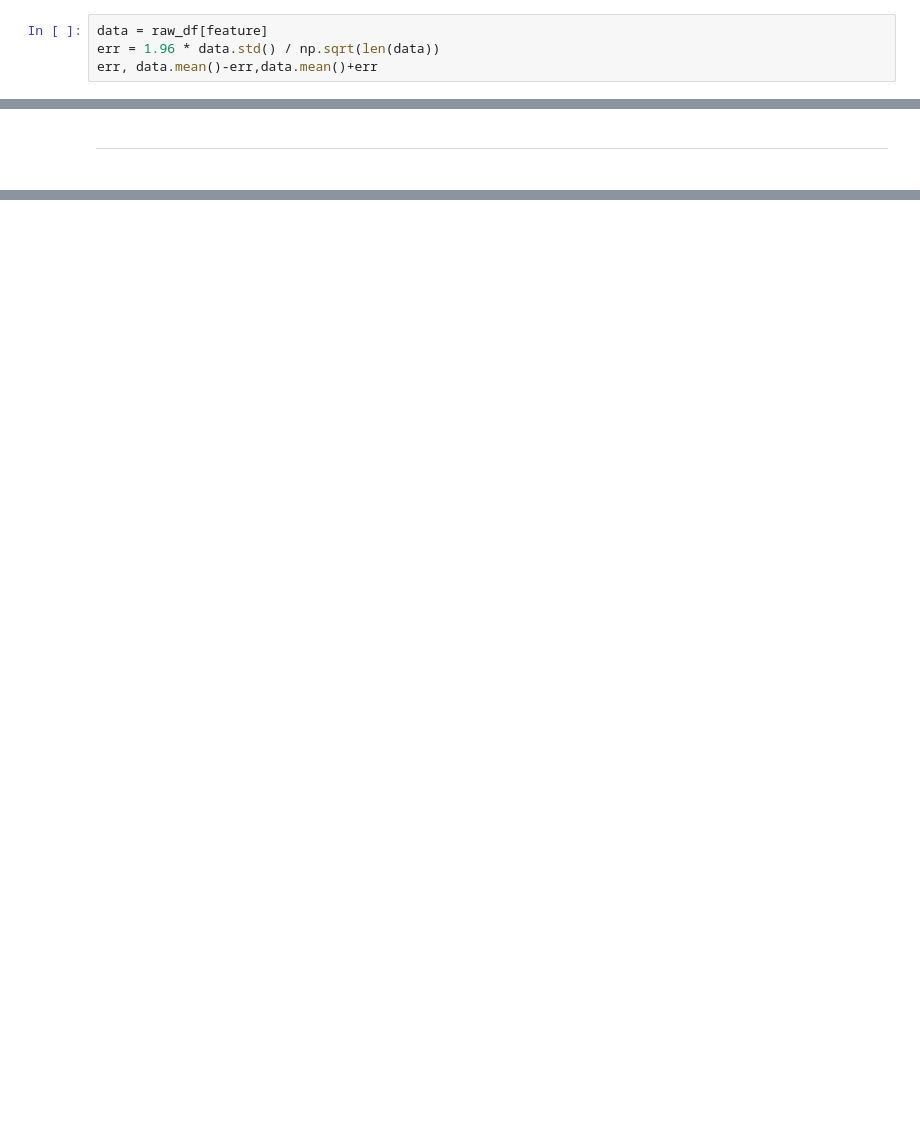
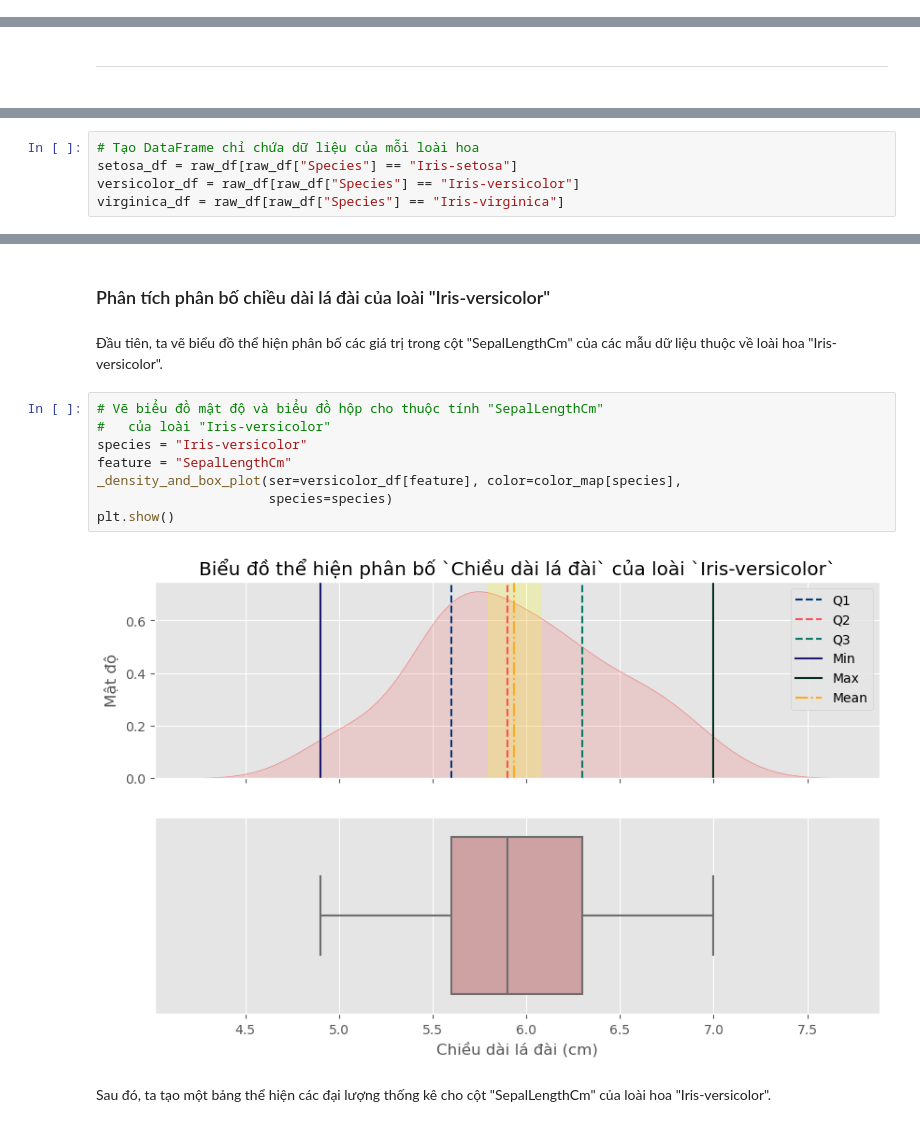
Before and after one commit to nmgbao2505/Lab_Data_Visualization, a Jupyter notebook: Lab 3/Source/21127221_21127583_21127739.ipynb, the cells around one changed output, grey strips where cells are left out. Drawn from its saved outputs; the diff is of its cells as text; blank space fills up the shorter version.

```diff
--- a/Lab 3/Source/21127221_21127583_21127739.ipynb
+++ b/Lab 3/Source/21127221_21127583_21127739.ipynb
@@ -658,7 +718,3 @@ _generate_description(raw_df["PetalWidthCm"])
 # %% [markdown]
 ---
 #
-# %%
-data = raw_df[feature]
-err = 1.96 * data.std() / np.sqrt(len(data))
-err, data.mean()-err,data.mean()+err
@@ -755,0 +748,5 @@ Index(['SepalLengthCm', 'SepalWidthCm', 'PetalLengthCm', 'PetalWidthCm',
+# %%
+# Tạo DataFrame chỉ chứa dữ liệu của mỗi loài hoa
+setosa_df = raw_df[raw_df["Species"] == "Iris-setosa"]
+versicolor_df = raw_df[raw_df["Species"] == "Iris-versicolor"]
+virginica_df = raw_df[raw_df["Species"] == "Iris-virginica"]
@@ -755,0 +848,16 @@ Index(['SepalLengthCm', 'SepalWidthCm', 'PetalLengthCm', 'PetalWidthCm',
+# %% [markdown]
+### Phân tích phân bố chiều dài lá đài của loài "Iris-versicolor"
+# %% [markdown]
+Đầu tiên, ta vẽ biểu đồ thể hiện phân bố các giá trị trong cột "SepalLengthCm" của các mẫu dữ liệu thuộc về loài hoa "Iris-versicolor".
+# %%
+# Vẽ biểu đồ mật độ và biểu đồ hộp cho thuộc tính "SepalLengthCm"
+#   của loài "Iris-versicolor"
+species = "Iris-versicolor"
+feature = "SepalLengthCm"
+_density_and_box_plot(ser=versicolor_df[feature], color=color_map[species],
+                      species=species)
+plt.show()
+# %% [output]
+[figure, added]
+# %% [markdown]
+Sau đó, ta tạo một bảng thể hiện các đại lượng thống kê cho cột "SepalLengthCm" của loài hoa "Iris-versicolor".
```
Also changed, not shown: parts of 149 cells of this notebook.
